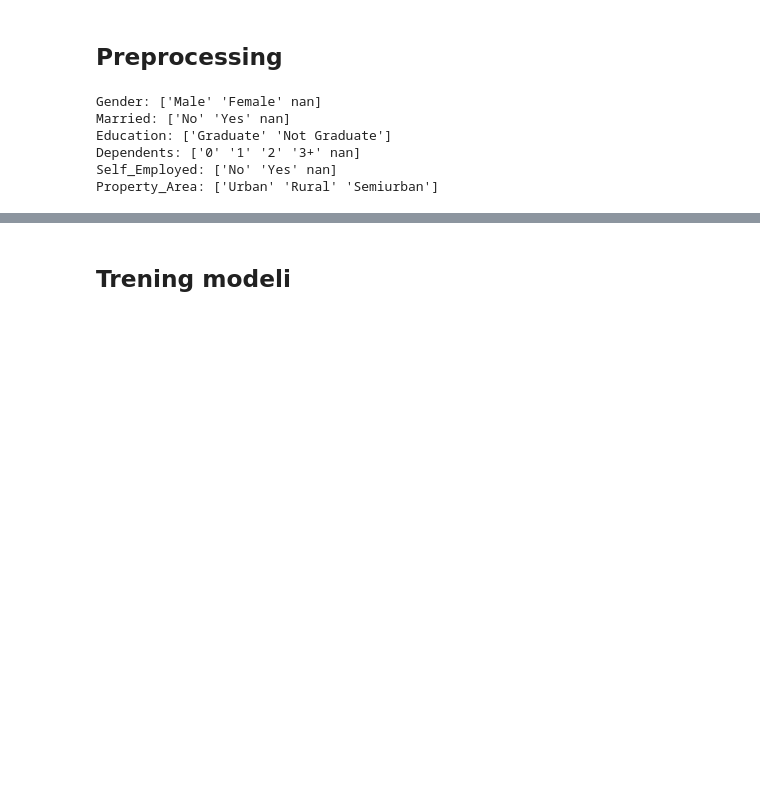
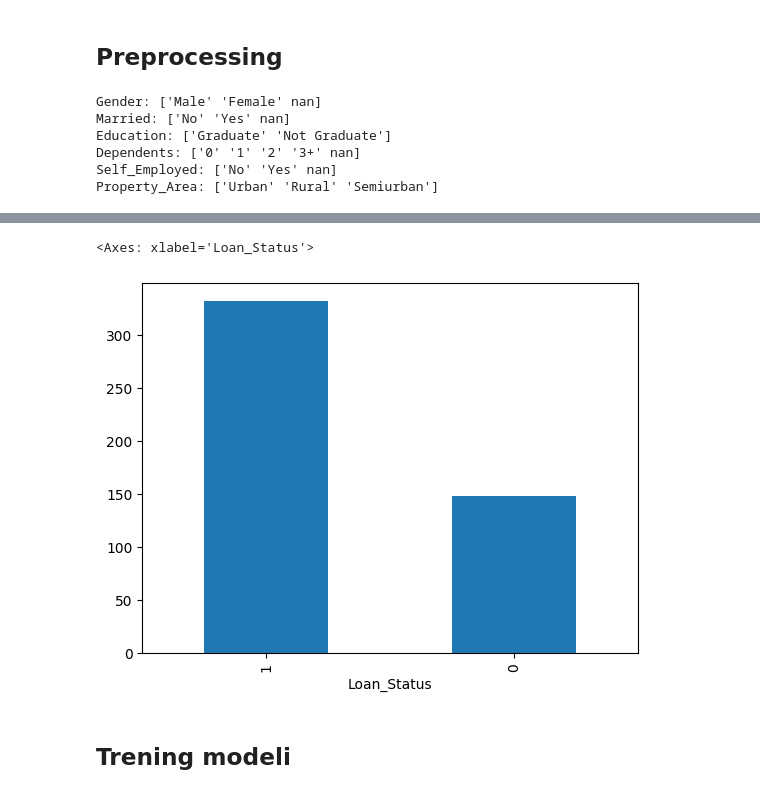
Before and after one commit to Mimikkk/2023-iswd, a Jupyter notebook: project-3-preferential/notebook.ipynb, the cells around one changed output, grey strips where cells are left out. Drawn from its saved outputs; the diff is of its cells as text; code cells hidden in the pictures; blank space fills up the shorter version.

```diff
--- a/project-3-preferential/notebook.ipynb
+++ b/project-3-preferential/notebook.ipynb
@@ -213,3 +229,9 @@ plt.hist(train["ApplicantIncome"], bins=20)
+# %%
+# visualize class distribution of loan status
+train["Loan_Status"].value_counts().plot(kind="bar")
+# %% [output]
+<Axes: xlabel='Loan_Status'>
+[figure, added]
 # %% [markdown]
 ## Trening modeli
 # %% [markdown]
```
Also changed, not shown: parts of 6 cells of this notebook.
